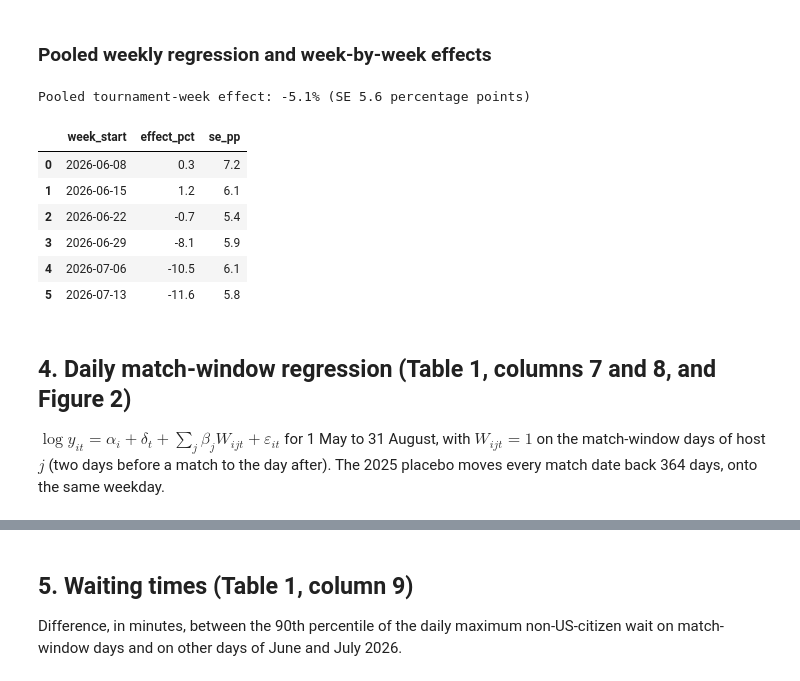
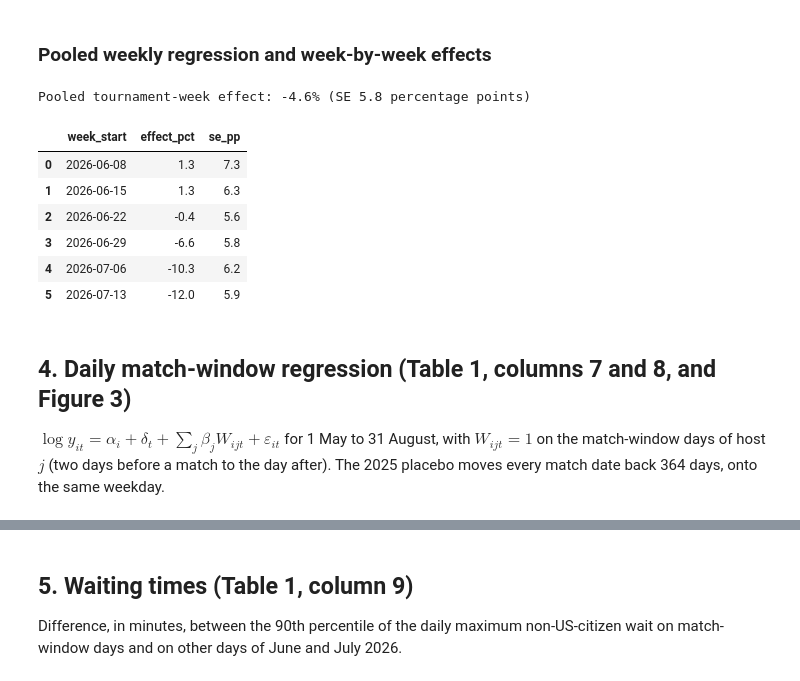
Before and after one commit to manueleleonelli/worldcup2026-arrivals, a Jupyter notebook: analysis.ipynb, the cells around one changed output, grey strips where cells are left out. Saved outputs shown, nothing was run; the diff lists cells and outputs as text; code cells hidden in the pictures.

```diff
--- a/analysis.ipynb
+++ b/analysis.ipynb
@@ -29,8 +29,10 @@ HOST_AIRPORTS = {
 MAJOR = ['New York/New Jersey', 'Los Angeles', 'San Francisco Bay Area', 'Miami']
 SECONDARY = ['Atlanta', 'Seattle', 'Dallas', 'Houston', 'Boston', 'Philadelphia']
 HOSTS = MAJOR + SECONDARY
-COMPARISON = ['ORD', 'IAD', 'BWI', 'CLT', 'RDU', 'DTW', 'MSP', 'CVG', 'STL', 'DEN',
+# US international airports without matches that report on at least 98% of days (Cincinnati, at 91%, is not used)
+COMPARISON = ['ORD', 'IAD', 'BWI', 'CLT', 'RDU', 'DTW', 'MSP', 'STL', 'DEN',
               'SLC', 'PHX', 'LAS', 'SAN', 'PDX', 'HNL', 'MCO', 'TPA', 'AUS', 'SAT']
+HUBS = ['ORD', 'IAD', 'DEN', 'DTW', 'MSP', 'CLT', 'PHX', 'SLC']   # main connecting hubs of United, Delta and American
 AREA = {a: m for m, v in HOST_AIRPORTS.items() for a in v}
 AREA.update({a: a for a in COMPARISON})
 TOURN_START, TOURN_END = pd.Timestamp('2026-06-11'), pd.Timestamp('2026-07-19')
@@ -270,25 +341,25 @@ fig.tight_layout(); fig.savefig('output/figure1_synthetic.pdf'); fig.savefig('ou
 # %%
 lw = W.loc[:TW[-1] + pd.Timedelta(weeks=8)].stack().rename('ly').reset_index(); lw.columns = ['week', 'area', 'ly']; lw = lw.dropna()
 lw['host'] = lw.area.isin(HOSTS).astype(int); lw['tourn'] = lw.week.isin(TW).astype(int); lw['post'] = (lw.week > TW[-1]).astype(int)
-f = smf.ols('ly ~ C(area) + C(week) + host:tourn + host:post', data=lw).fit(cov_type='cluster', cov_kwds={'groups': lw.area})
-print('Pooled tournament-week effect: %.1f%% (SE %.1f percentage points)' % (100 * (np.exp(f.params['host:tourn']) - 1), 100 * f.bse['host:tourn']))
+fw = smf.ols('ly ~ C(area) + C(week) + host:tourn + host:post', data=lw).fit(cov_type='cluster', cov_kwds={'groups': lw.area})
+print('Pooled tournament-week effect: %.1f%% (SE %.1f percentage points)' % (100 * (np.exp(fw.params['host:tourn']) - 1), 100 * fw.bse['host:tourn']))
 for k, w in enumerate(TW, 1): lw[f'h{k}'] = ((lw.week == w) & (lw.host == 1)).astype(int)
-f2 = smf.ols('ly ~ C(area) + C(week) + ' + ' + '.join(f'h{k}' for k in range(1, 7)) + ' + host:post', data=lw).fit(
+fw2 = smf.ols('ly ~ C(area) + C(week) + ' + ' + '.join(f'h{k}' for k in range(1, 7)) + ' + host:post', data=lw).fit(
     cov_type='cluster', cov_kwds={'groups': lw.area})
-es = pd.DataFrame({'week_start': TW.date, 'effect_pct': [100 * (np.exp(f2.params[f'h{k}']) - 1) for k in range(1, 7)],
-                   'se_pp': [100 * f2.bse[f'h{k}'] for k in range(1, 7)]})
+es = pd.DataFrame({'week_start': TW.date, 'effect_pct': [100 * (np.exp(fw2.params[f'h{k}']) - 1) for k in range(1, 7)],
+                   'se_pp': [100 * fw2.bse[f'h{k}'] for k in range(1, 7)]})
 es.to_csv('output/weekly_effects.csv', index=False); display(es.round(1))
 # %% [output]
-Pooled tournament-week effect: -5.1% (SE 5.6 percentage points)
+Pooled tournament-week effect: -4.6% (SE 5.8 percentage points)
 |  | week_start | effect_pct | se_pp |
-| 0 | 2026-06-08 | 0.3 | 7.2 |
-| 1 | 2026-06-15 | 1.2 | 6.1 |
-| 2 | 2026-06-22 | -0.7 | 5.4 |
-| 3 | 2026-06-29 | -8.1 | 5.9 |
-| 4 | 2026-07-06 | -10.5 | 6.1 |
-| 5 | 2026-07-13 | -11.6 | 5.8 |
+| 0 | 2026-06-08 | 1.3 | 7.3 |
+| 1 | 2026-06-15 | 1.3 | 6.3 |
+| 2 | 2026-06-22 | -0.4 | 5.6 |
+| 3 | 2026-06-29 | -6.6 | 5.8 |
+| 4 | 2026-07-06 | -10.3 | 6.2 |
+| 5 | 2026-07-13 | -12.0 | 5.9 |
 # %% [markdown]
-## 4. Daily match-window regression (Table 1, columns 7 and 8, and Figure 2)
+## 4. Daily match-window regression (Table 1, columns 7 and 8, and Figure 3)
 
 $\log y_{it} = \alpha_i + \delta_t + \sum_j \beta_j W_{ijt} + \varepsilon_{it}$ for 1 May to 31 August, with $W_{ijt}=1$ on the match-window days of host $j$ (two days before a match to the day after). The 2025 placebo moves every match date back 364 days, onto the same weekday.
 # %%
```
Also changed, not shown: parts of 26 cells of this notebook, 29 other files.
